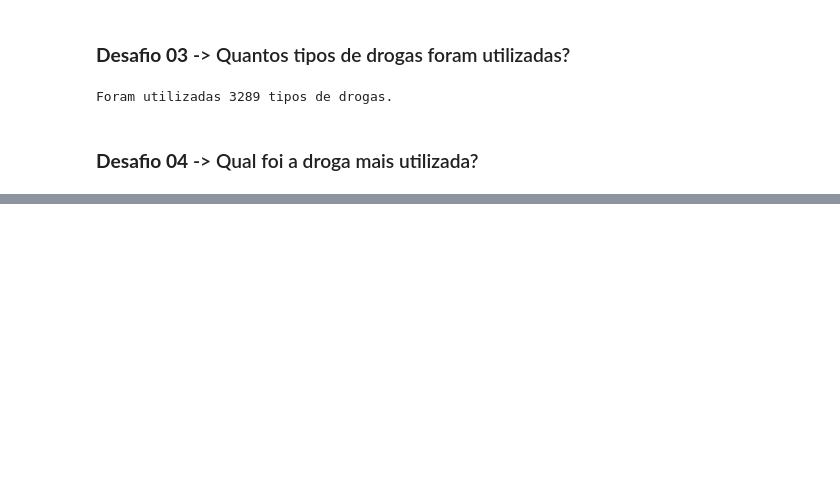
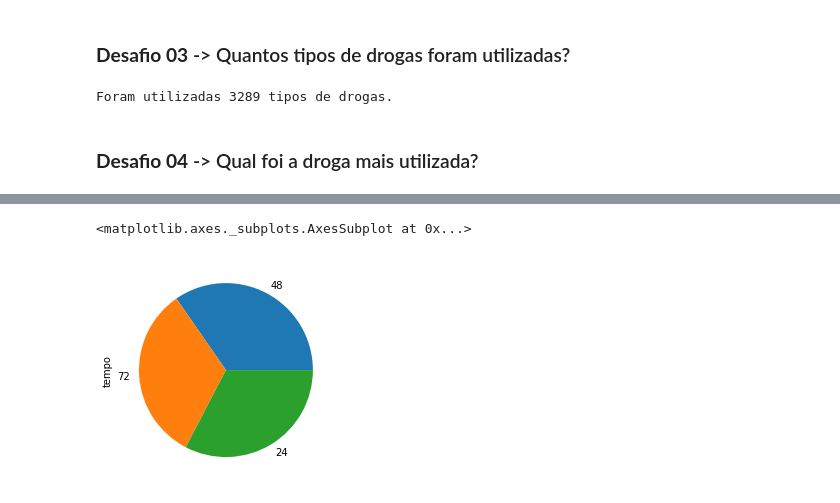
Before and after one commit to FeCesar/Imersao-Dados-Alura, a Jupyter notebook: main.ipynb, the cells around one changed output, grey strips where cells are left out. Saved outputs shown, nothing was run; the diff lists cells and outputs as text; code cells hidden in the pictures; blank space fills up the shorter version.

```diff
--- a/main.ipynb
+++ b/main.ipynb
@@ -89,0 +99,5 @@ Name: droga, Length: 3289, dtype: int64
+# %%
+database['tempo'].value_counts().plot.pie()
+# %% [output]
+<matplotlib.axes._subplots.AxesSubplot at 0x...>
+[figure, added]
```
Also changed, not shown: parts of 6 cells of this notebook.
